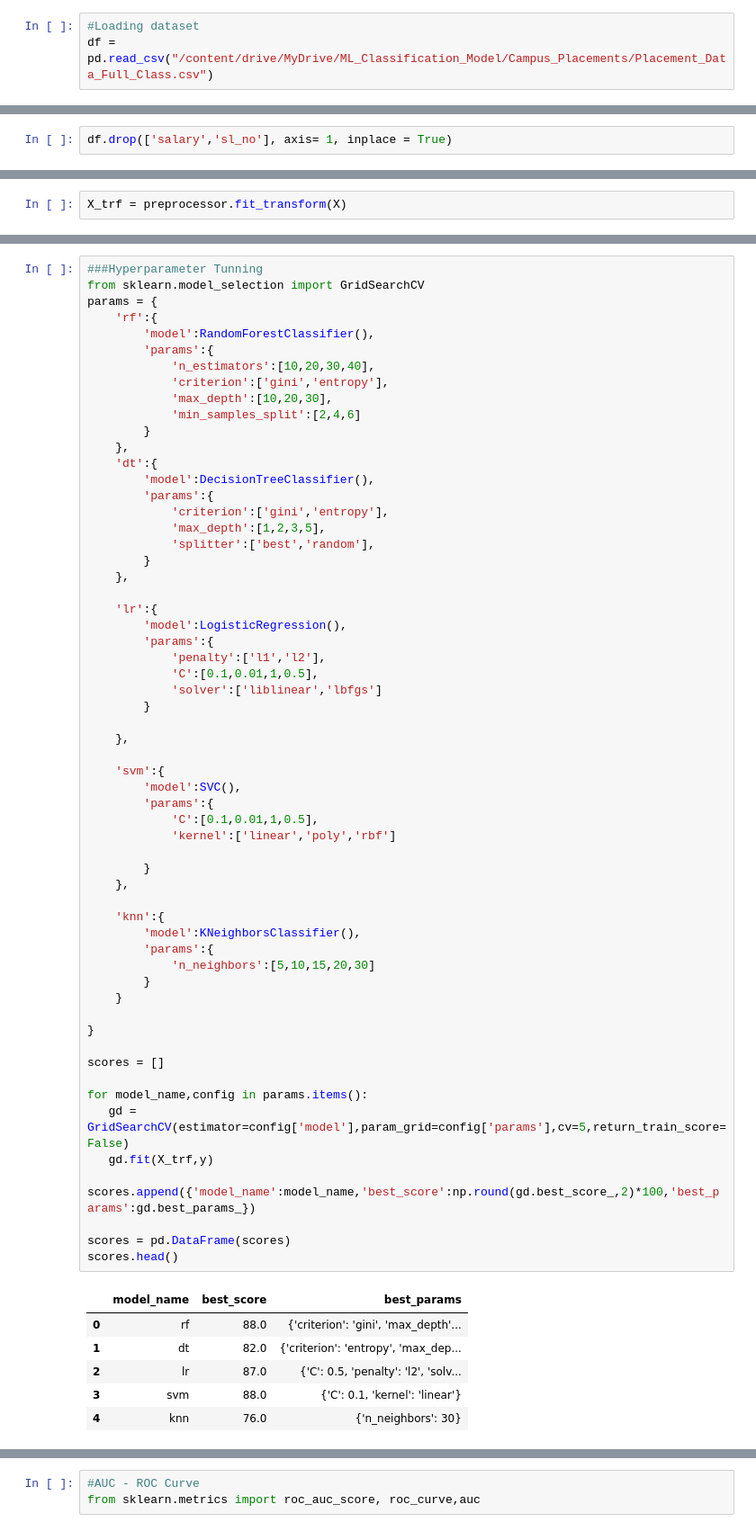
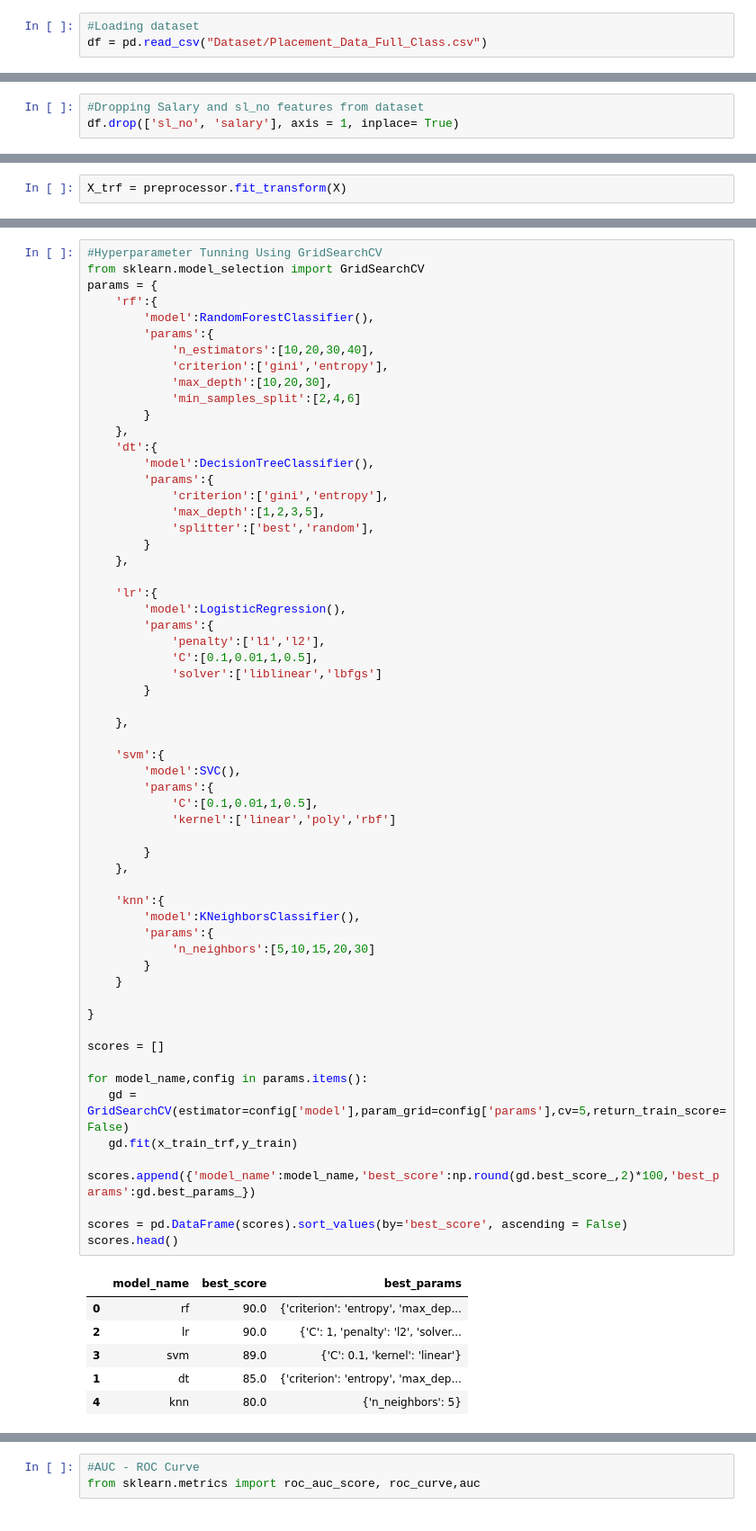
Before and after one commit to Sagar3195/Campus_Placement, a Jupyter notebook: notebook/Model_Training_Campus_Classification.ipynb, the cells around one changed output, grey strips where cells are left out. Shown at 90% size. Saved outputs shown, nothing was run; the diff lists cells and outputs as text.

Commit message:
EDA and Model Training

```diff
--- a/notebook/Model_Training_Campus_Classification.ipynb
+++ b/notebook/Model_Training_Campus_Classification.ipynb
@@ -15,4 +15,4 @@ import warnings
 warnings.filterwarnings('ignore')
 # %%
 #Loading dataset
-df = pd.read_csv("/content/drive/MyDrive/ML_Classification_Model/Campus_Placements/Placement_Data_Full_Class.csv")
+df = pd.read_csv("Dataset/Placement_Data_Full_Class.csv")
@@ -110,5 +108,6 @@ dtype: int64
 # %%
-df.drop(['salary','sl_no'], axis= 1, inplace = True)
+#Dropping Salary and sl_no features from dataset
+df.drop(['sl_no', 'salary'], axis = 1, inplace= True)
 # %%
 df.shape
 # %% [output]
@@ -361,5 +360,5 @@ X_trf = preprocessor.fit_transform(X)
 # %%
-###Hyperparameter Tunning
+#Hyperparameter Tunning Using GridSearchCV
 from sklearn.model_selection import GridSearchCV
 params = {
     'rf':{
@@ -390,39 +389,39 @@ params = {
 
     },
 
     'svm':{
         'model':SVC(),
         'params':{
             'C':[0.1,0.01,1,0.5],
             'kernel':['linear','poly','rbf']
 
         }
     },
 
     'knn':{
         'model':KNeighborsClassifier(),
         'params':{
             'n_neighbors':[5,10,15,20,30]
         }
     }
 
 }
 
 scores = []
 
 for model_name,config in params.items():
    gd = GridSearchCV(estimator=config['model'],param_grid=config['params'],cv=5,return_train_score=False)
-   gd.fit(X_trf,y)
+   gd.fit(x_train_trf,y_train)
    scores.append({'model_name':model_name,'best_score':np.round(gd.best_score_,2)*100,'best_params':gd.best_params_})
 
-scores = pd.DataFrame(scores)
+scores = pd.DataFrame(scores).sort_values(by='best_score', ascending = False)
 scores.head()
 # %% [output]
 |  | model_name | best_score | best_params |
-| 0 | rf | 88.0 | {'criterion': 'gini', 'max_depth'... |
-| 1 | dt | 82.0 | {'criterion': 'entropy', 'max_dep... |
-| 2 | lr | 87.0 | {'C': 0.5, 'penalty': 'l2', 'solv... |
-| 3 | svm | 88.0 | {'C': 0.1, 'kernel': 'linear'} |
-| 4 | knn | 76.0 | {'n_neighbors': 30} |
+| 0 | rf | 90.0 | {'criterion': 'entropy', 'max_dep... |
+| 2 | lr | 90.0 | {'C': 1, 'penalty': 'l2', 'solver... |
+| 3 | svm | 89.0 | {'C': 0.1, 'kernel': 'linear'} |
+| 1 | dt | 85.0 | {'criterion': 'entropy', 'max_dep... |
+| 4 | knn | 80.0 | {'n_neighbors': 5} |
 # %%
 #best parameter of the model
```
Also changed, not shown: parts of 36 cells of this notebook, 2 other files.
